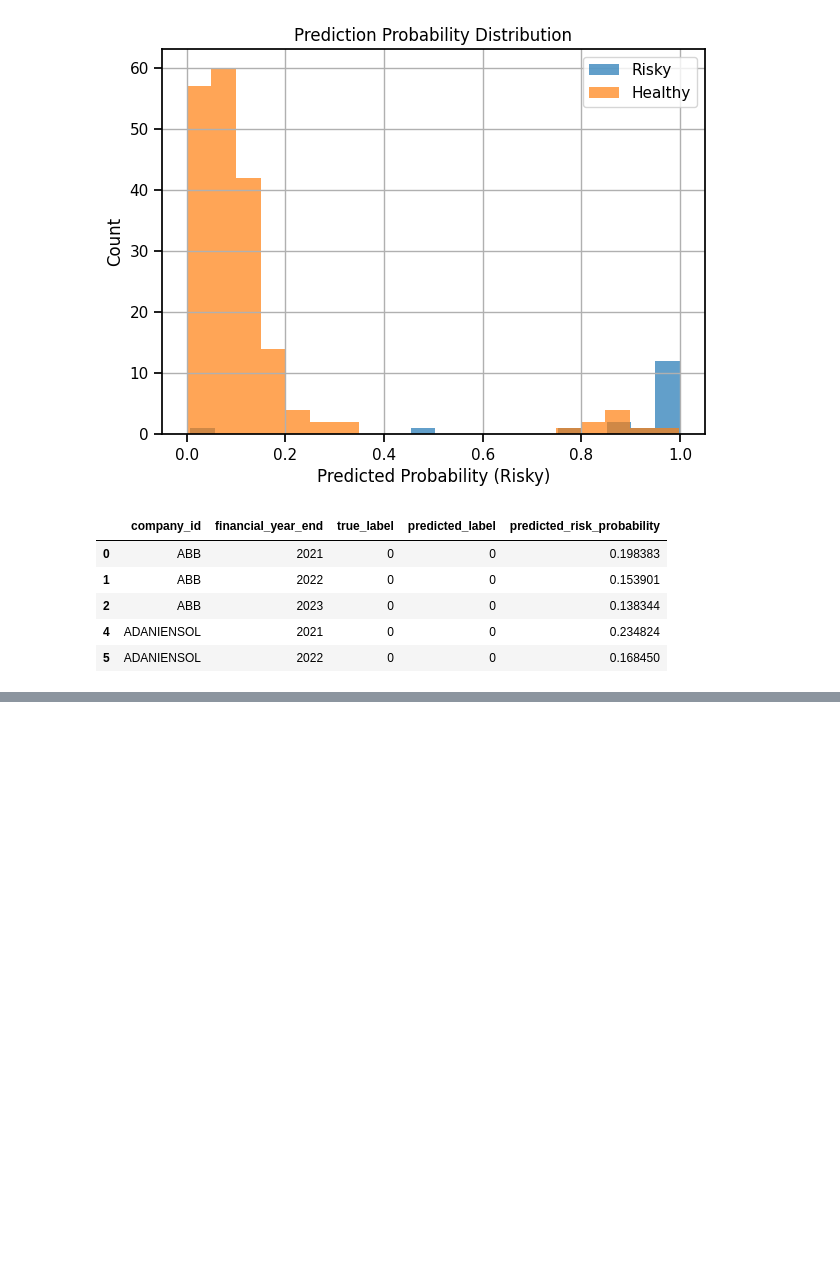
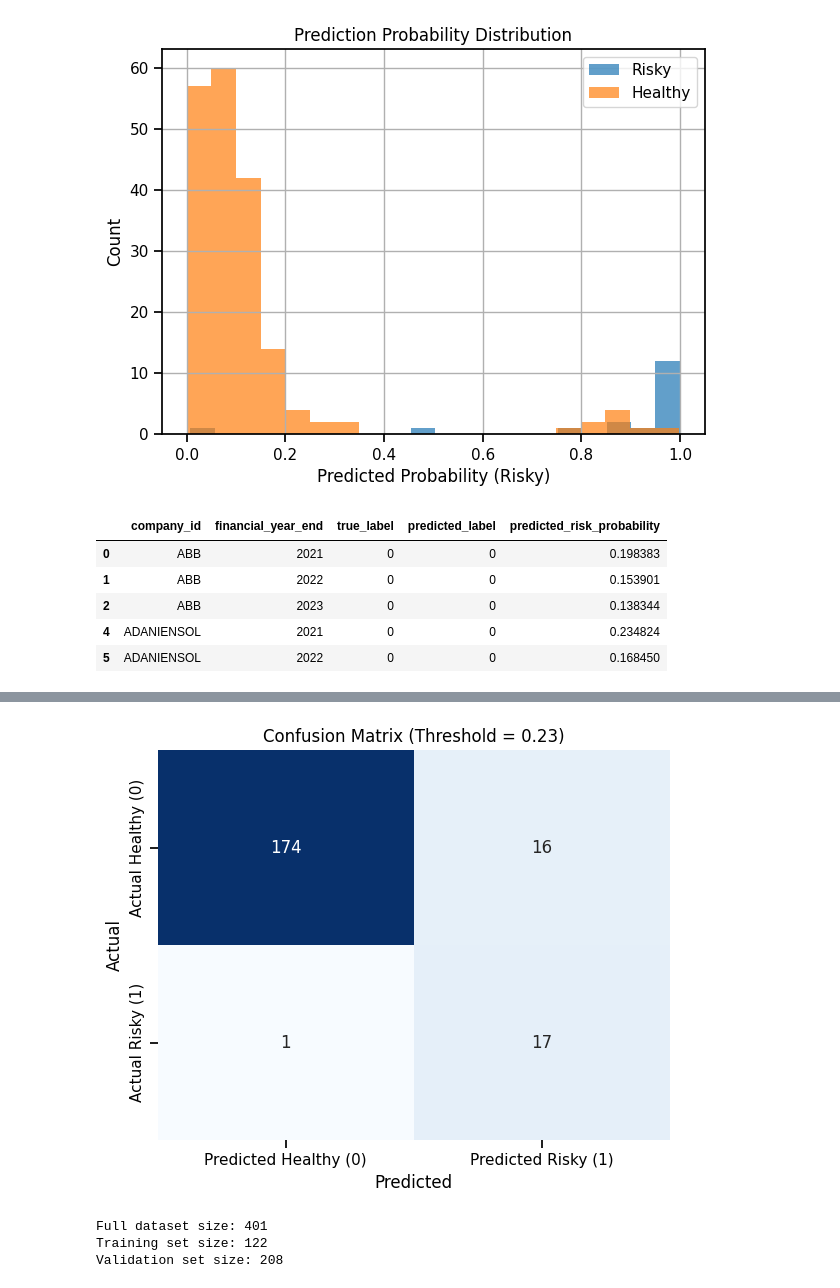
Before and after one commit to dustyAlgo/Financial_risk_estimator, a Jupyter notebook: train_logistic_regression_v1.ipynb, the cells around one changed output, grey strips where cells are left out. Saved outputs shown, nothing was run; the diff lists cells and outputs as text; code cells hidden in the pictures; blank space fills up the shorter version.

```diff
--- a/train_logistic_regression_v1.ipynb
+++ b/train_logistic_regression_v1.ipynb
@@ -244,0 +392,46 @@ val_results.head()
+# %%
+from sklearn.metrics import confusion_matrix
+import seaborn as sns
+import matplotlib.pyplot as plt
+
+# Use the same threshold as evaluation
+THRESHOLD = 0.23
+
+# Convert probabilities to class predictions
+y_val_pred = (y_pred_proba >= THRESHOLD).astype(int)
+
+# Compute confusion matrix
+cm = confusion_matrix(y_val, y_val_pred)
+
+# Create labeled DataFrame
+cm_df = pd.DataFrame(
+    cm,
+    index=["Actual Healthy (0)", "Actual Risky (1)"],
+    columns=["Predicted Healthy (0)", "Predicted Risky (1)"]
+)
+
+# Plot
+plt.figure(figsize=(6, 5))
+sns.heatmap(
+    cm_df,
+    annot=True,
+    fmt="d",
+    cmap="Blues",
+    cbar=False
+)
+
+plt.title(f"Confusion Matrix (Threshold = {THRESHOLD})")
+plt.ylabel("Actual")
+plt.xlabel("Predicted")
+plt.tight_layout()
+plt.show()
+# %% [output]
+[figure, added]
+# %%
+print("Full dataset size:", len(df))
+print("Training set size:", len(y_train))
+print("Validation set size:", len(y_val))
+# %% [output]
+Full dataset size: 401
+Training set size: 122
+Validation set size: 208
```
Also changed, not shown: parts of 12 cells of this notebook, 2 other files.
